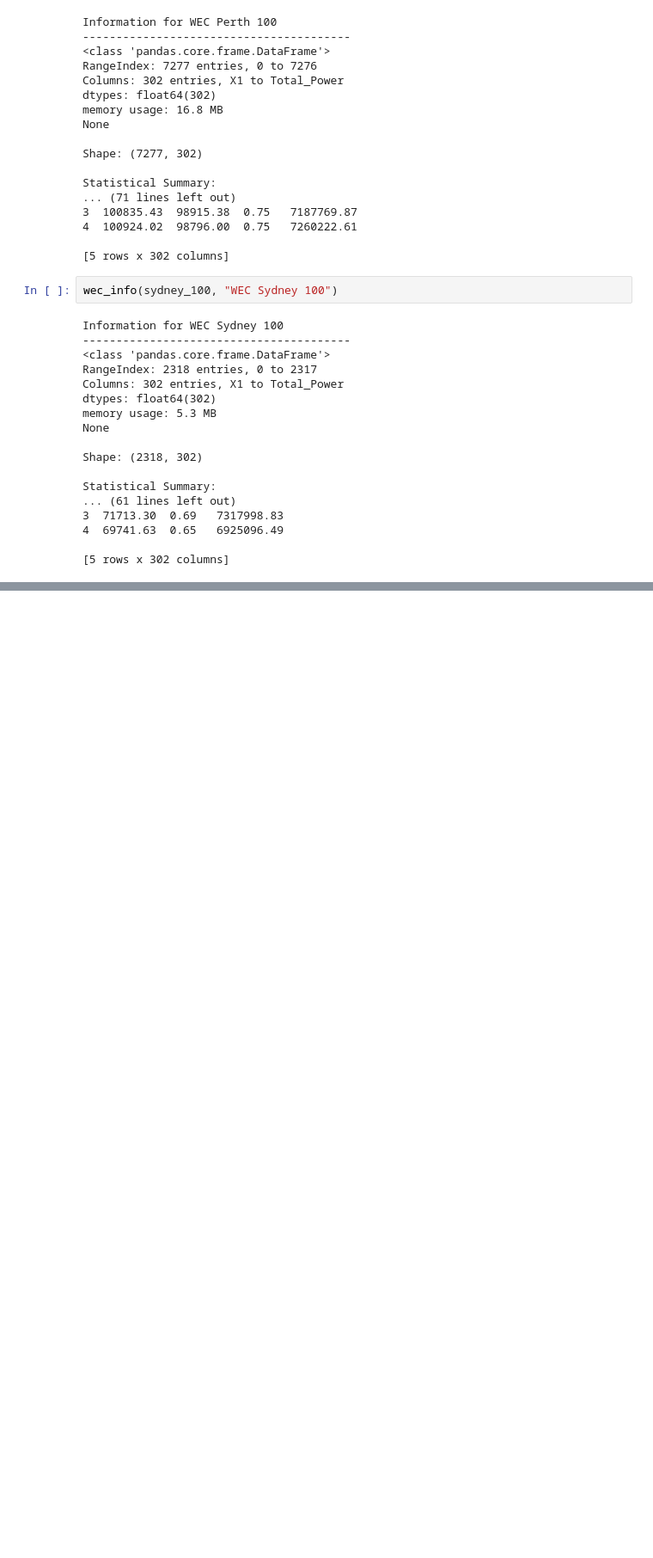
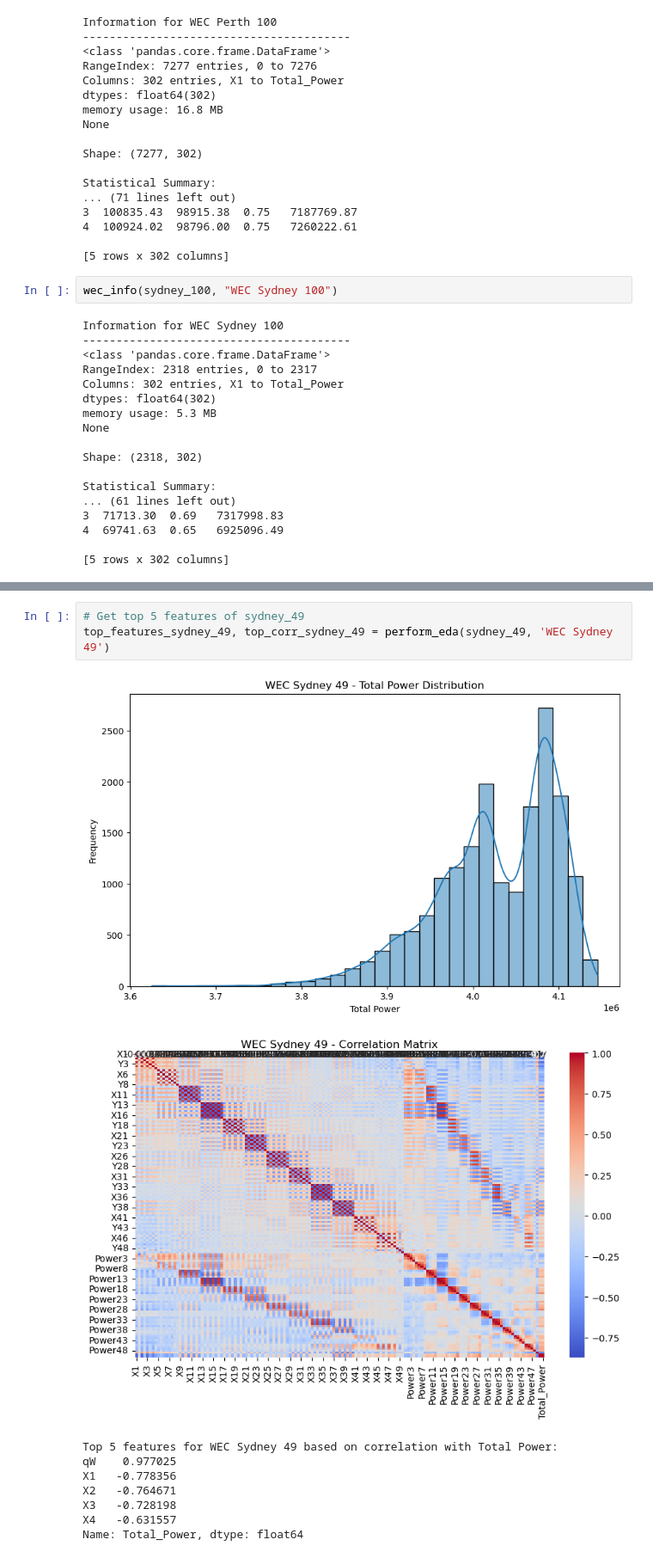
Before and after one commit to Kevinobote/WEC, a Jupyter notebook: WEC.ipynb, the cells around one changed output, grey strips where cells are left out. Shown at 86% size. Cells and saved outputs as stored; diff of their text form; blank space fills up the shorter version.

```diff
--- a/WEC.ipynb
+++ b/WEC.ipynb
@@ -224,0 +413,13 @@ Series([], dtype: int64)
+# %%
+# Get top 5 features of sydney_49
+top_features_sydney_49, top_corr_sydney_49 = perform_eda(sydney_49, 'WEC Sydney 49')
+# %% [output]
+[figure, added]
+[figure, added]
+Top 5 features for WEC Sydney 49 based on correlation with Total Power:
+qW    0.977025
+X1   -0.778356
+X2   -0.764671
+X3   -0.728198
+X4   -0.631557
+Name: Total_Power, dtype: float64
```
Also changed, not shown: parts of 28 cells of this notebook, 1 other file.
